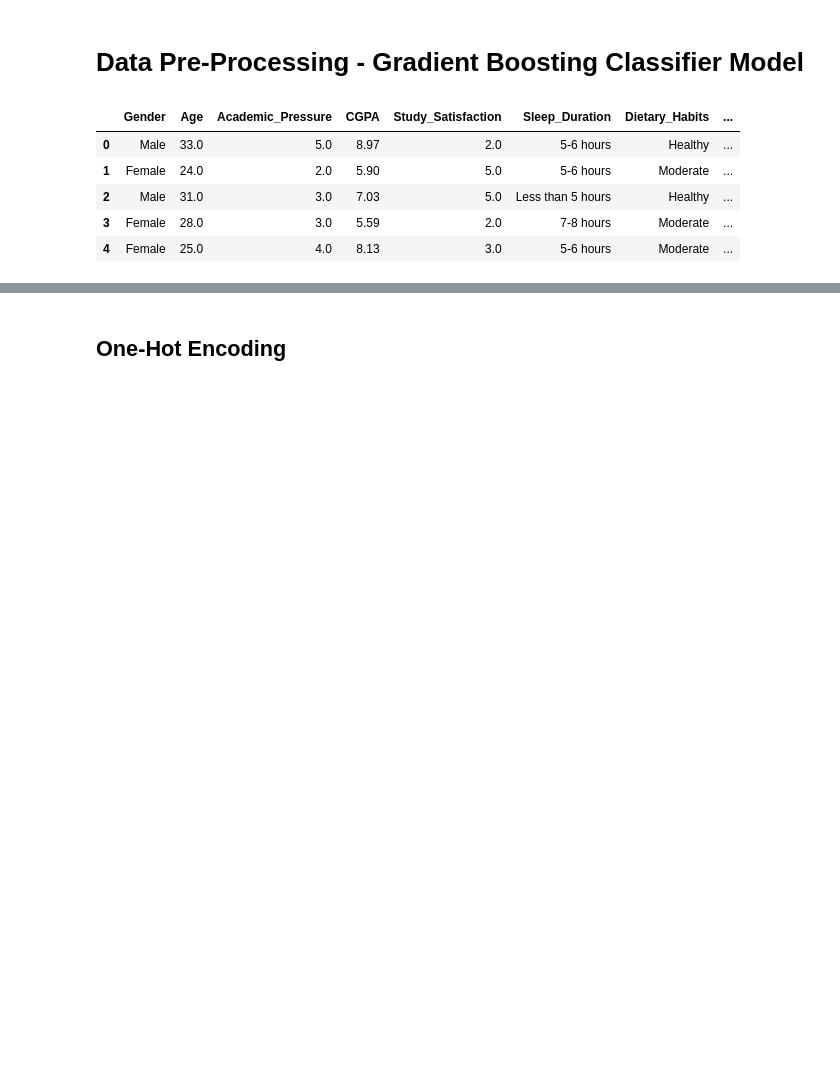
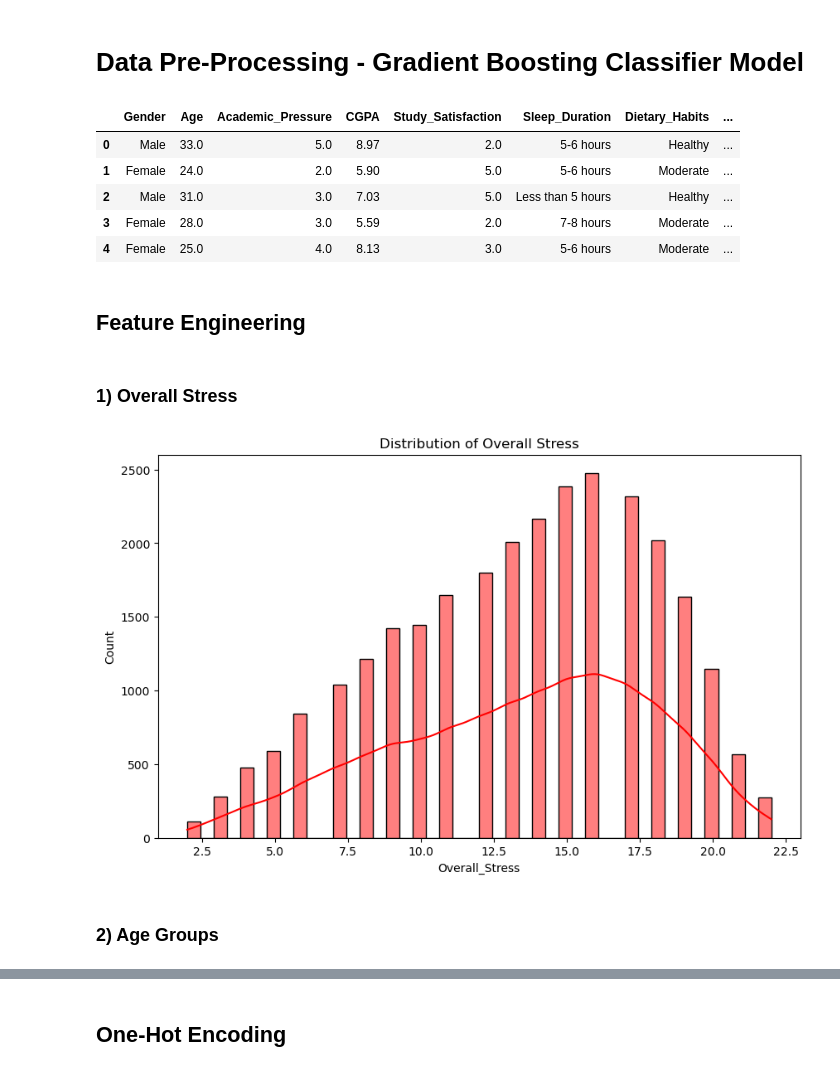
Before and after one commit to rushring/CS_Group07_StudentDepressionDetection, a Jupyter notebook: notebooks/menura-gradient_boosting_classifier/data_preprocessing-gradient_boosting_classifier.ipynb, the cells around one changed output, grey strips where cells are left out. Cells and saved outputs as stored; diff of their text form; code cells hidden in the pictures; blank space fills up the shorter version.

```diff
--- a/notebooks/menura-gradient_boosting_classifier/data_preprocessing-gradient_boosting_classifier.ipynb
+++ b/notebooks/menura-gradient_boosting_classifier/data_preprocessing-gradient_boosting_classifier.ipynb
@@ -17,3 +19,19 @@ df.head()
 | 2 | Male | 31.0 | 3.0 | 7.03 | 5.0 | Less than 5 hours | Healthy | ... |
 | 3 | Female | 28.0 | 3.0 | 5.59 | 2.0 | 7-8 hours | Moderate | ... |
 | 4 | Female | 25.0 | 4.0 | 8.13 | 3.0 | 5-6 hours | Moderate | ... |
+# %% [markdown]
+## Feature Engineering
+# %% [markdown]
+### 1) Overall Stress
+# %%
+if 'Academic_Pressure' in df.columns and 'Study_Hours' in df.columns and 'Financial_Stress' in df.columns and 'Overall_Stress' not in df.columns:
+    df['Overall_Stress'] = df['Academic_Pressure'] + df['Study_Hours'] + df['Financial_Stress']
+# %%
+plt.figure(figsize=(10, 6))
+sns.histplot(df['Overall_Stress'], kde=True, color='red')
+plt.title("Distribution of Overall Stress")
+plt.show()
+# %% [output]
+[figure, added]
+# %% [markdown]
+### 2) Age Groups
```
Also changed, not shown: parts of 19 cells of this notebook, 17 other files.
